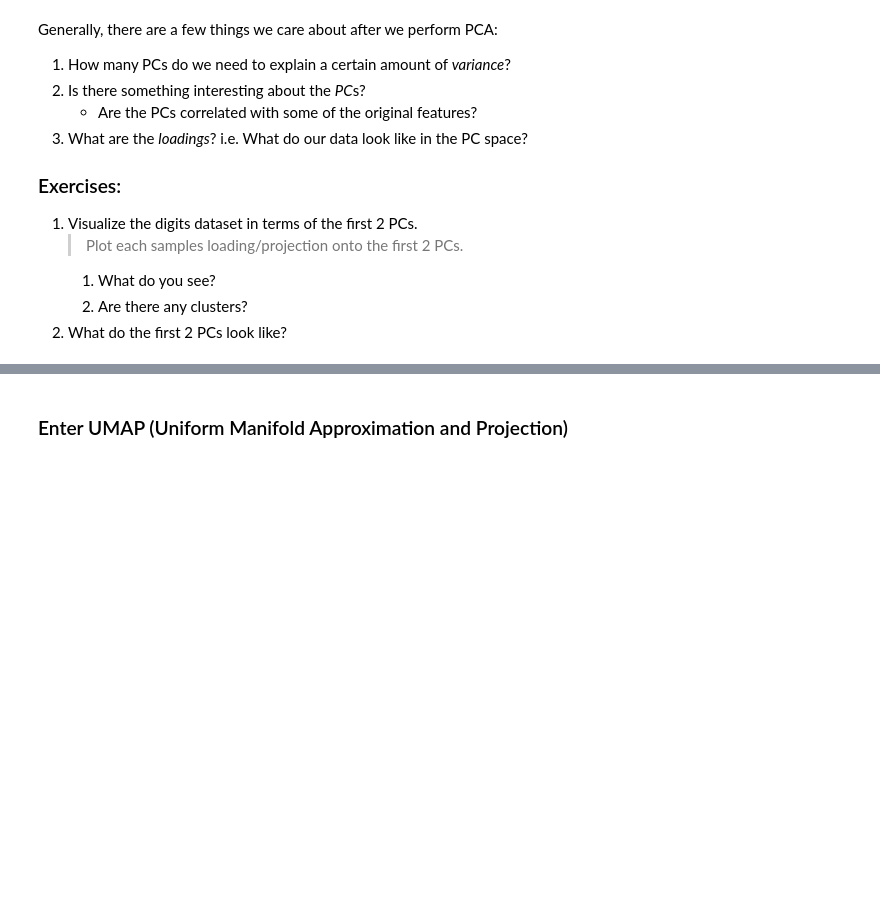
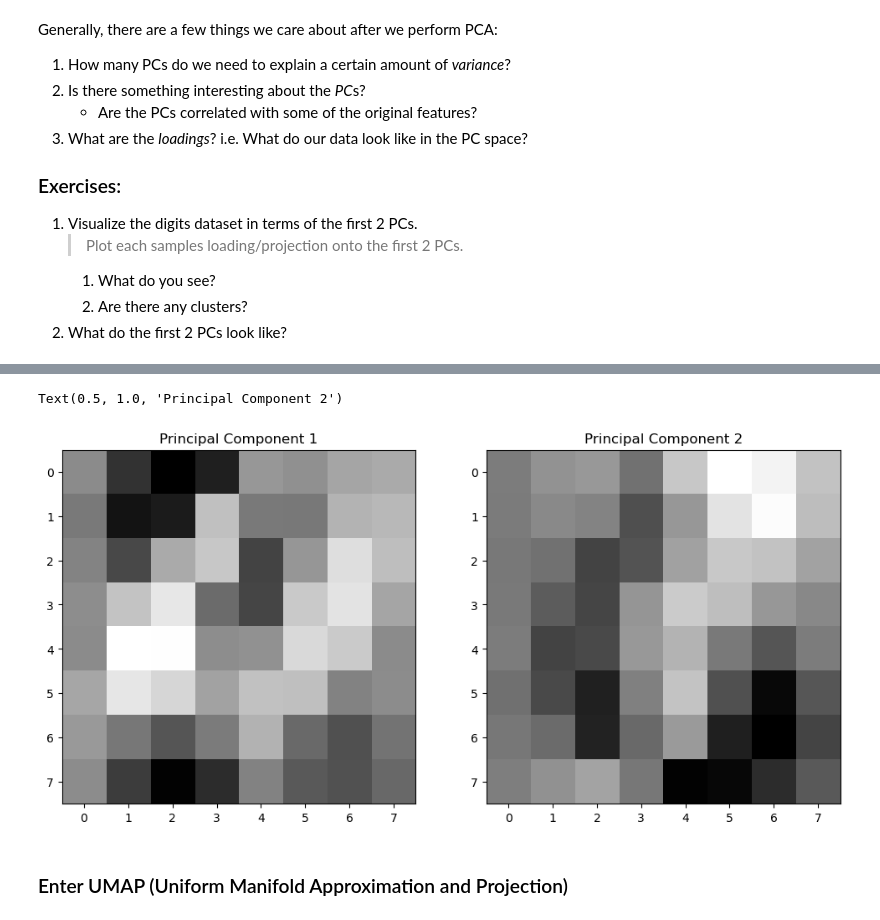
Before and after one commit to maggie-jiayizhang/pni_python_2025, a Jupyter notebook: notebooks/july_16.ipynb, the cells around one changed output, grey strips where cells are left out. Cells and saved outputs as stored; diff of their text form; code cells hidden in the pictures; blank space fills up the shorter version.

```diff
--- a/notebooks/july_16.ipynb
+++ b/notebooks/july_16.ipynb
@@ -44,3 +58,16 @@ Generally, there are a few things we care about after we perform PCA:
+# %%
+# first 2 pcs
+plt.subplots(1, 2, figsize=(12, 6))
+plt.subplot(1, 2, 1)
+plt.imshow(pca.components_[pc_i].reshape(8, 8), cmap='gray')
+plt.title(f'Principal Component {pc_i + 1}')
+
+plt.subplot(1, 2, 2)
+plt.imshow(pca.components_[pc_j].reshape(8, 8), cmap='gray')
+plt.title(f'Principal Component {pc_j + 1}')
+# %% [output]
+Text(0.5, 1.0, 'Principal Component 2')
+[figure, added]
 # %% [markdown]
 ### Enter UMAP (Uniform Manifold Approximation and Projection)
 # %%
```
Also changed, not shown: parts of 4 cells of this notebook, 2 other files.
